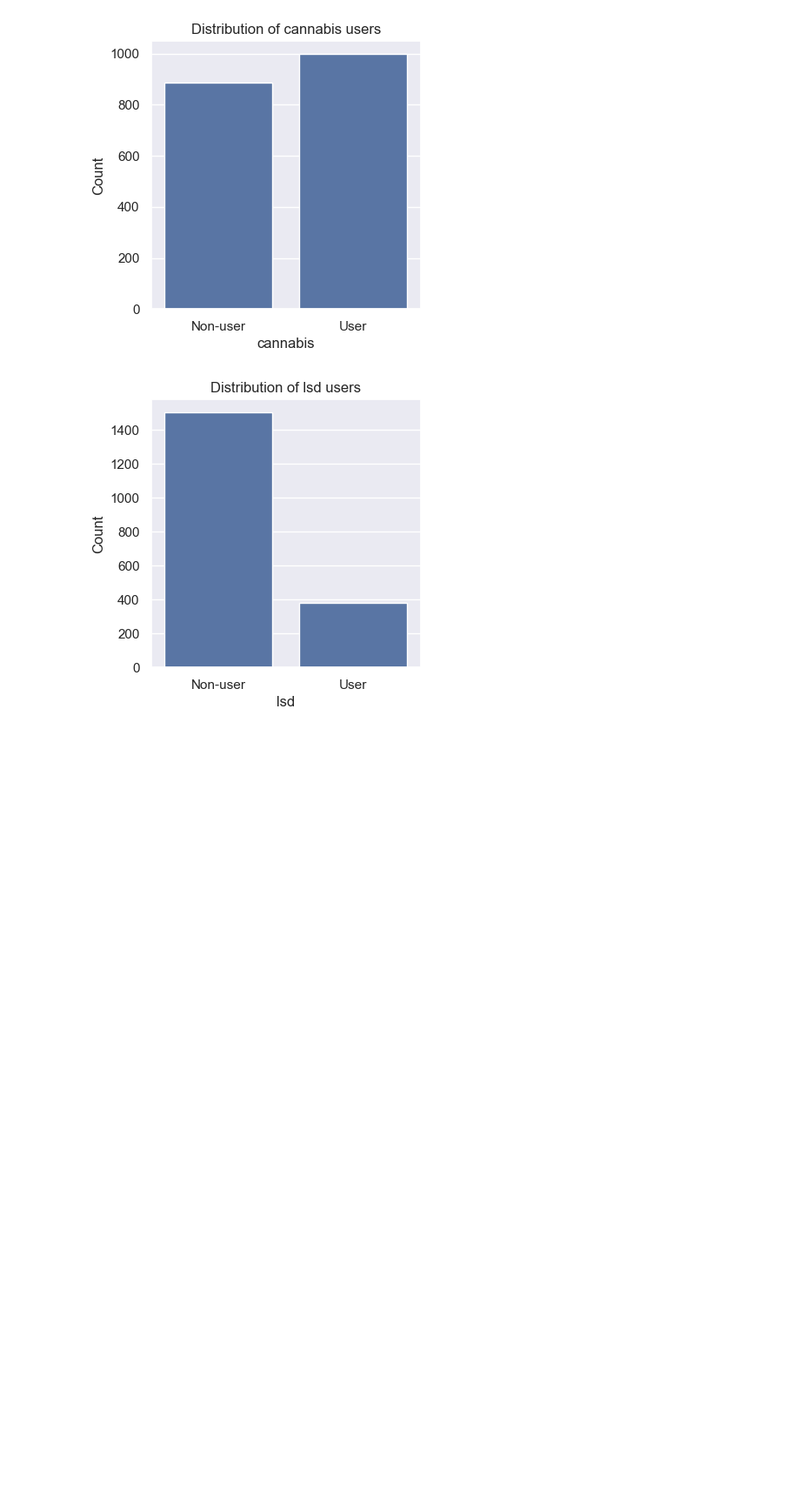
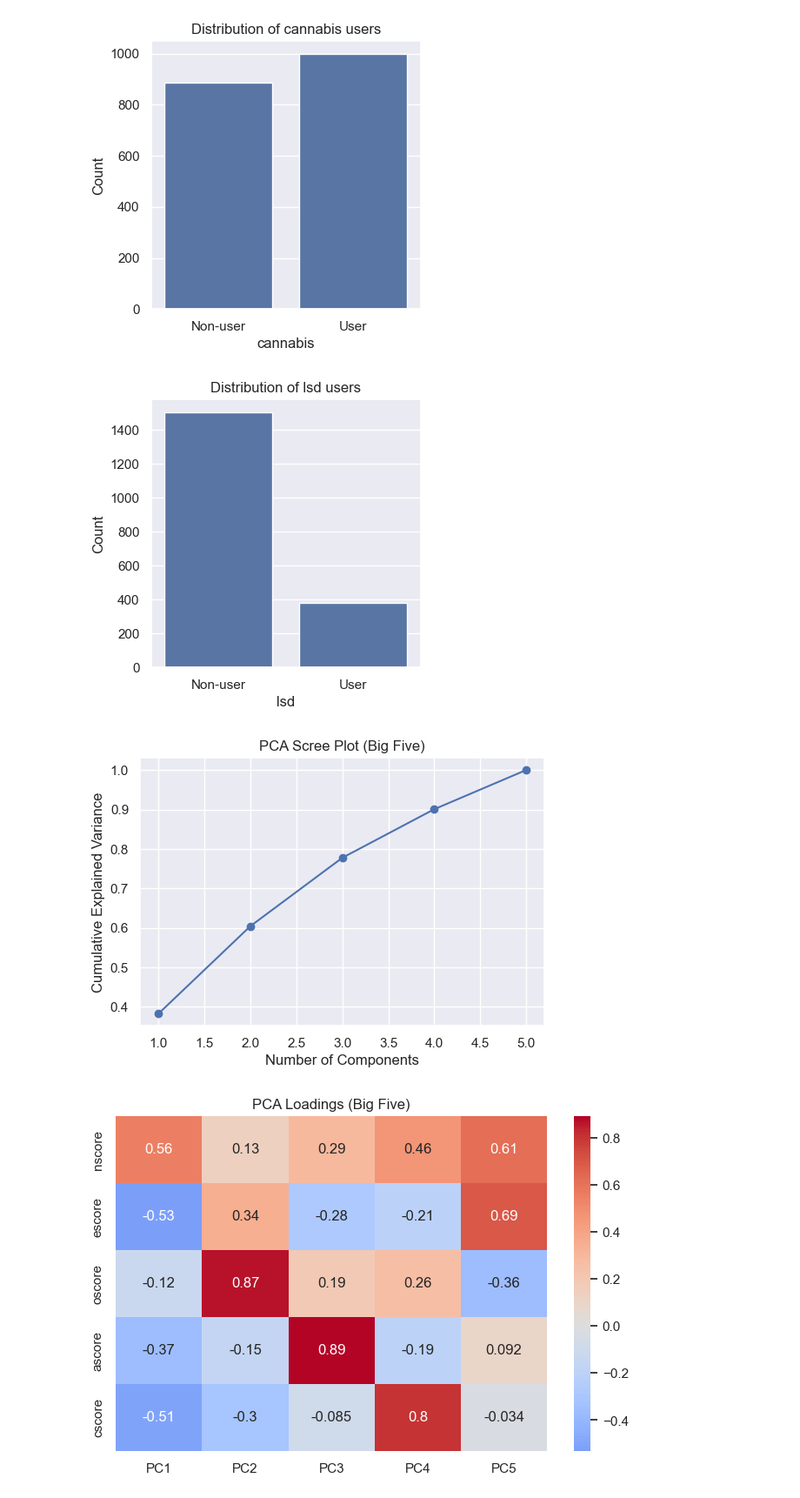
Before and after one commit to joshinsky/machine_learning_group35, a Jupyter notebook: Part1_Group35_Notebook.ipynb, the cells around one changed output. Shown at 87% size. Saved outputs shown, nothing was run; the diff lists cells and outputs as text; code cells hidden in the pictures; blank space fills up the shorter version.

```diff
--- a/Part1_Group35_Notebook.ipynb
+++ b/Part1_Group35_Notebook.ipynb
@@ -207,3 +207,56 @@ for target in y.columns:
 [figure]
 [figure]
 [figure]
+# %%
+from sklearn.decomposition import PCA
+
+# -----------------------------
+# PCA on Big Five
+# -----------------------------
+features_big5 = ["nscore", "escore", "oscore", "ascore", "cscore"]
+X_pca = X_encoded[features_big5]
+
+pca = PCA()
+pca.fit(X_pca)
+scores = pca.transform(X_pca)
+
+# 1. Explained variance
+plt.figure(figsize=(6,4))
+plt.plot(range(1, len(pca.explained_variance_ratio_)+1),
+         pca.explained_variance_ratio_.cumsum(), marker='o')
+plt.xlabel("Number of Components")
+plt.ylabel("Cumulative Explained Variance")
+plt.title("PCA Scree Plot (Big Five)")
+plt.show()
+
+# 2. Loadings (principal directions)
+loadings = pd.DataFrame(pca.components_.T,
+                        columns=[f"PC{i+1}" for i in range(len(features_big5))],
+                        index=features_big5)
+
+plt.figure(figsize=(8,5))
+sns.heatmap(loadings, annot=True, cmap="coolwarm", center=0)
+plt.title("PCA Loadings (Big Five)")
+plt.show()
+
+
+plt.figure(figsize=(8,6))
+
+# Separate scores by cannabis use
+scores_df = pd.DataFrame({
+    "PC1": scores[:,0],
+    "PC2": scores[:,1],
+    "cannabis": y["cannabis"].values
+})
+
+# Plot density for each group
+sns.kdeplot(data=scores_df, x="PC1", y="PC2", hue="cannabis",
+            fill=True, thresh=0.05, alpha=0.4, palette="Set1")
+
+plt.title("PCA Density Plot of Big Five Traits\nCannabis Users vs Non-Users")
+plt.xlabel("PC1")
+plt.ylabel("PC2")
+plt.show()
+# %% [output]
+[figure, added]
+[figure, added]
```
Also changed, not shown: parts of 1 cell of this notebook.
